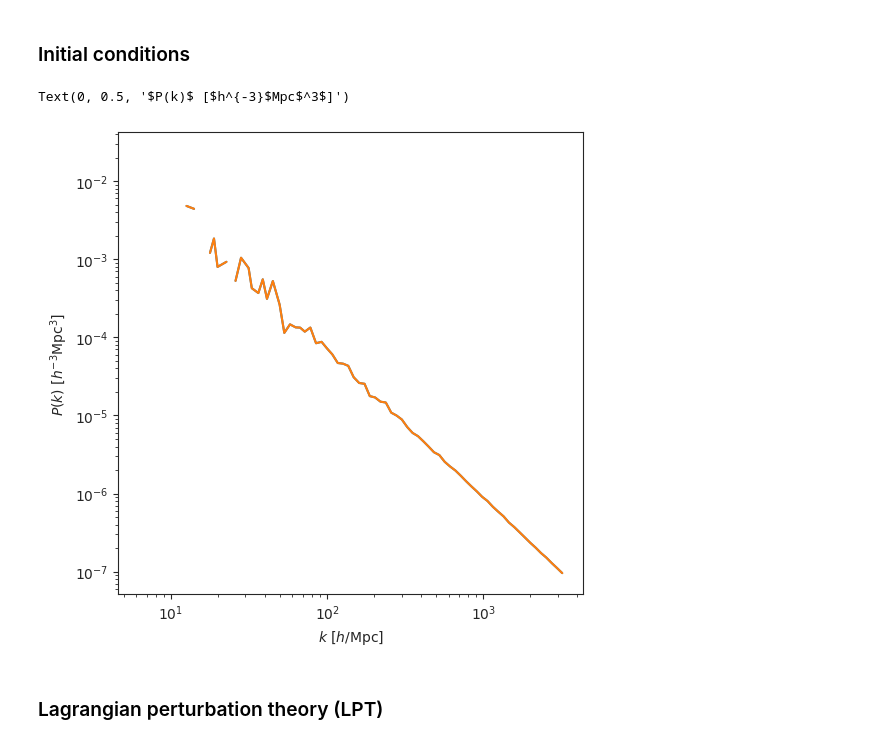
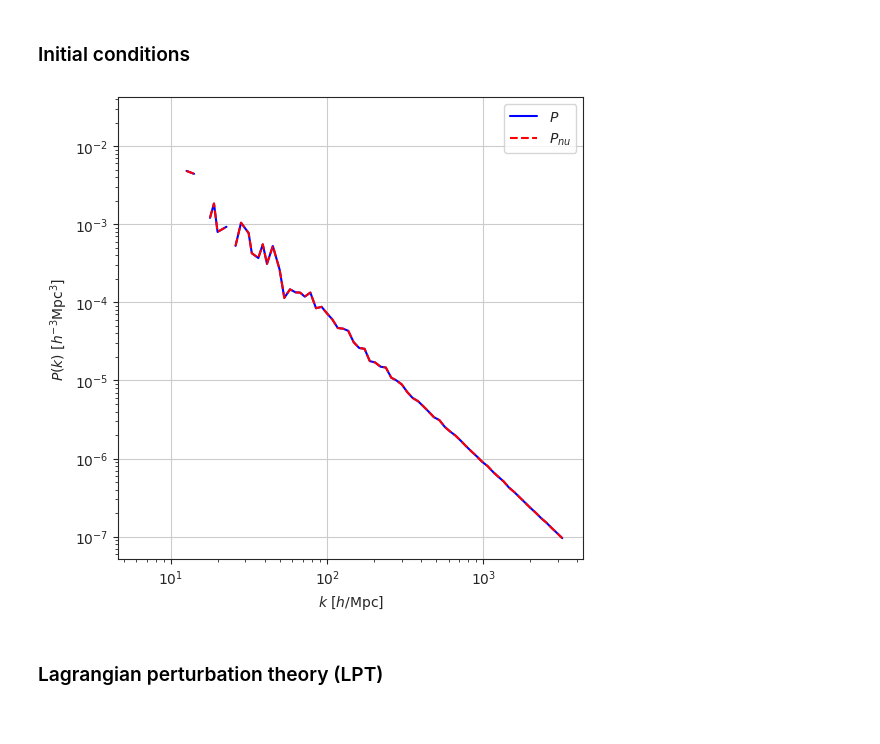
Before and after one commit to Xantyos13/DISCO-DJ, a Jupyter notebook: Neutrinos/disco_dj_2d_neutrinos.ipynb, the cells around one changed output. Cells and saved outputs as stored; diff of their text form; code cells hidden in the pictures.

```diff
--- a/Neutrinos/disco_dj_2d_neutrinos.ipynb
+++ b/Neutrinos/disco_dj_2d_neutrinos.ipynb
@@ -131,17 +131,19 @@ print(cosmo_nu)
 # %%
 dj = dj.with_ics(seed=0, fix_std=0.9)
 dj_nu = dj_nu.with_ics(seed=0, fix_std=0.9)
 
 k_pre, Pk_pre, _ = dj.evaluate_power_spectrum(dj.delta_ini, compute_std=False, bins=80)
 k_pre_nu, Pk_pre_nu, _ = dj_nu.evaluate_power_spectrum(dj_nu.delta_ini, compute_std=False, bins=80)
 plt.figure(figsize=(6, 6))
-plt.loglog(k_pre, Pk_pre)
-plt.loglog(k_pre_nu, Pk_pre_nu)
+plt.loglog(k_pre, Pk_pre, color='blue' , label=r'$P$')
+plt.loglog(k_pre_nu, Pk_pre_nu , 'r--', label=r'$P_{nu}$')
 plt.xlabel(r"$k$ [$h$/Mpc]")
 plt.ylabel(r"$P(k)$ [$h^{-3}$Mpc$^3$]")
+plt.legend()
+plt.grid()
+plt.show()
 # %% [output]
-Text(0, 0.5, '$P(k)$ [$h^{-3}$Mpc$^3$]')
-[figure, old version]
+[figure, new version]
 # %% [markdown]
 ### Lagrangian perturbation theory (LPT)
 # %%
```
Also changed, not shown: parts of 3 cells of this notebook, 3 other files.
